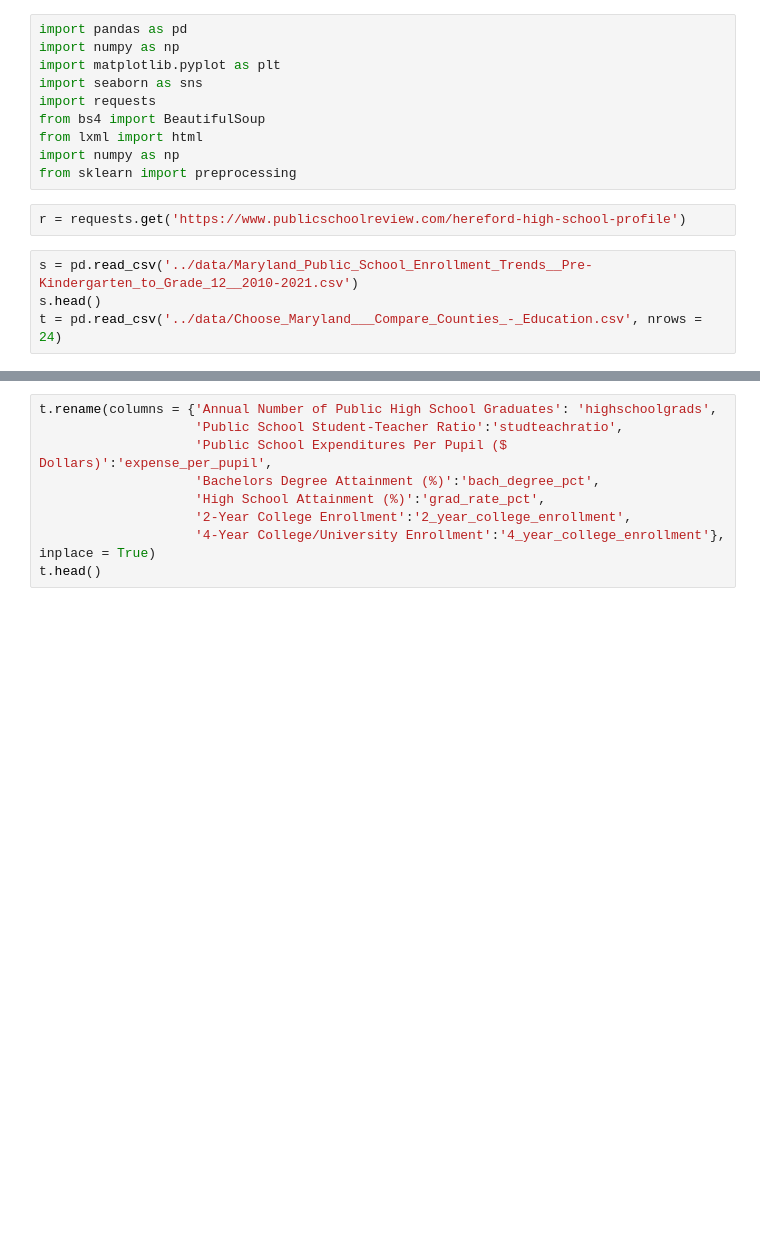
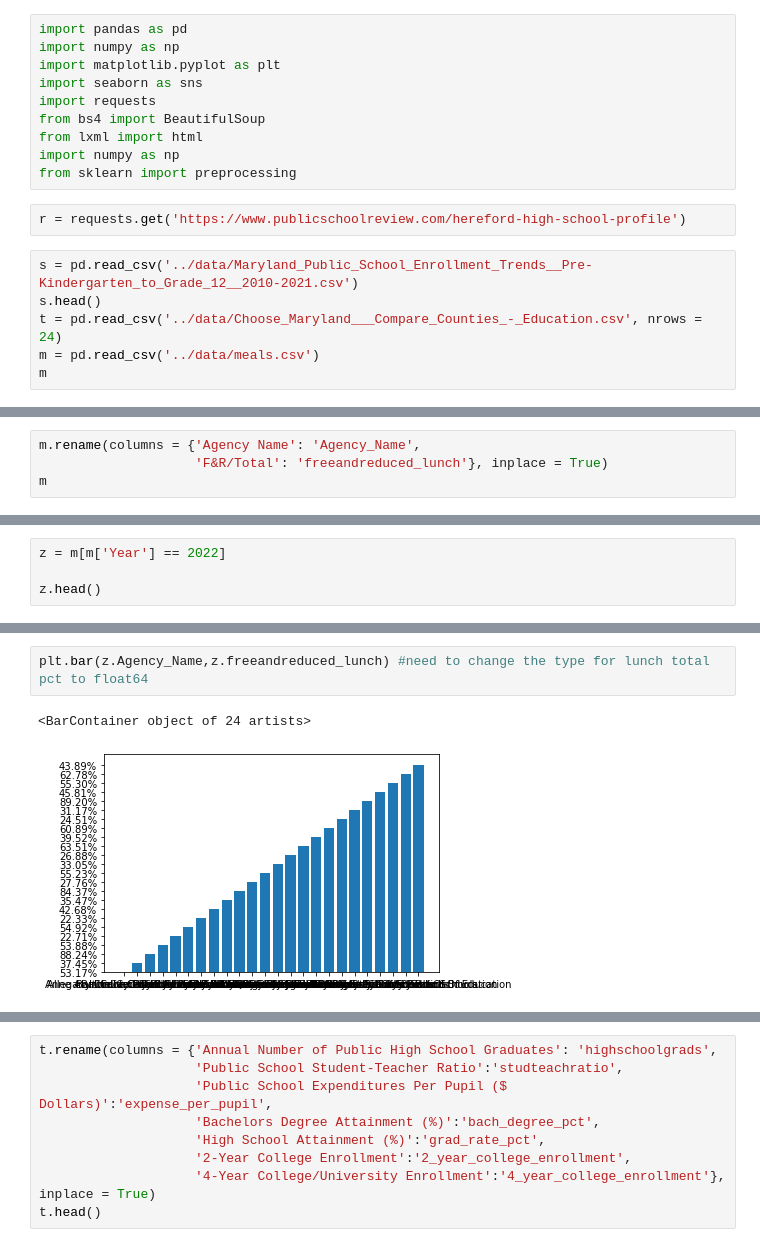
Before and after one commit to Mackeyk88/maryland-education, a Jupyter notebook: notebook/Capstone.ipynb, the cells around one changed output, grey strips where cells are left out. Saved outputs shown, nothing was run; the diff lists cells and outputs as text; blank space fills up the shorter version.

Commit message:
More Data Cleaning

```diff
--- a/notebook/Capstone.ipynb
+++ b/notebook/Capstone.ipynb
@@ -14,3 +14,5 @@ r = requests.get('https://www.publicschoolreview.com/hereford-high-school-profil
 s = pd.read_csv('../data/Maryland_Public_School_Enrollment_Trends__Pre-Kindergarten_to_Grade_12__2010-2021.csv')
 s.head()
 t = pd.read_csv('../data/Choose_Maryland___Compare_Counties_-_Education.csv', nrows = 24)
+m = pd.read_csv('../data/meals.csv')
+m
@@ -47,0 +37,4 @@ plt.plot(q.Harford_County)
+# %%
+m.rename(columns = {'Agency Name': 'Agency_Name',
+                    'F&R/Total': 'freeandreduced_lunch'}, inplace = True)
+m
@@ -47,0 +59,4 @@ plt.plot(q.Harford_County)
+# %%
+z = m[m['Year'] == 2022]
+
+z.head()
@@ -47,0 +88,5 @@ plt.plot(q.Harford_County)
+# %%
+plt.bar(z.Agency_Name,z.freeandreduced_lunch) #need to change the type for lunch total pct to float64
+# %% [output]
+<BarContainer object of 24 artists>
+[figure, added]
```
Also changed, not shown: parts of 23 cells of this notebook.
